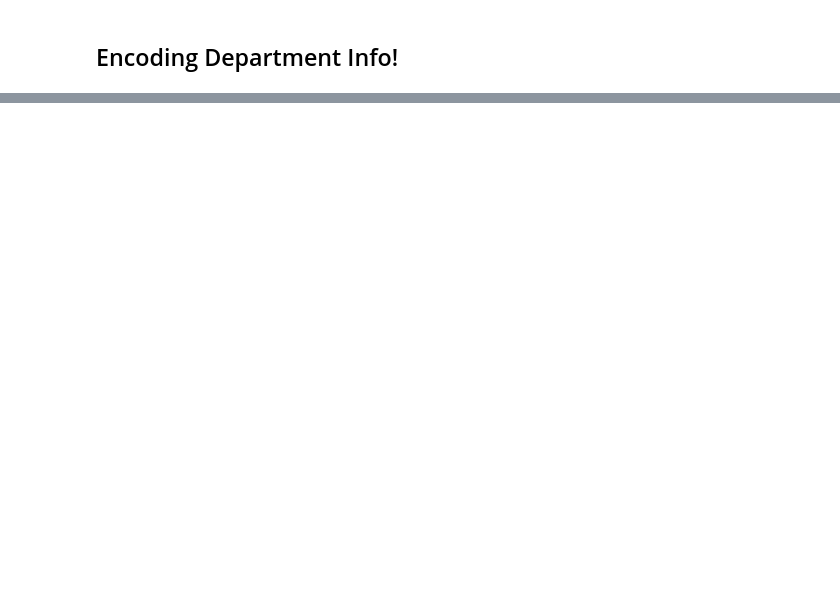
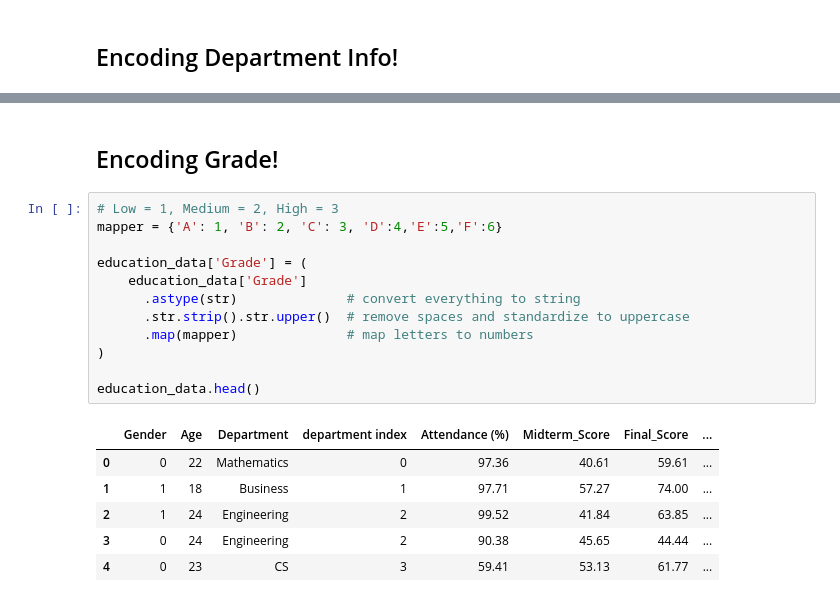
Before and after one commit to tylergarf/CSC396_Course_Coach, a Jupyter notebook: Data_Cleaning_Code.ipynb, the cells around one changed output, grey strips where cells are left out. Cells and saved outputs as stored; diff of their text form; blank space fills up the shorter version.

```diff
--- a/Data_Cleaning_Code.ipynb
+++ b/Data_Cleaning_Code.ipynb
@@ -339 +335,22 @@ education_data
 5000 rows × 20 columns
+# %% [markdown]
+## Encoding Grade!
+# %%
+# Low = 1, Medium = 2, High = 3
+mapper = {'A': 1, 'B': 2, 'C': 3, 'D':4,'E':5,'F':6}
+
+education_data['Grade'] = (
+    education_data['Grade']
+      .astype(str)              # convert everything to string
+      .str.strip().str.upper()  # remove spaces and standardize to uppercase
+      .map(mapper)              # map letters to numbers
+)
+
+education_data.head()
+# %% [output]
+|  | Gender | Age | Department | department index | Attendance (%) | Midterm_Score | Final_Score | ... |
+| 0 | 0 | 22 | Mathematics | 0 | 97.36 | 40.61 | 59.61 | ... |
+| 1 | 1 | 18 | Business | 1 | 97.71 | 57.27 | 74.00 | ... |
+| 2 | 1 | 24 | Engineering | 2 | 99.52 | 41.84 | 63.85 | ... |
+| 3 | 0 | 24 | Engineering | 2 | 90.38 | 45.65 | 44.44 | ... |
+| 4 | 0 | 23 | CS | 3 | 59.41 | 53.13 | 61.77 | ... |
```
Also changed, not shown: parts of 7 cells of this notebook.
